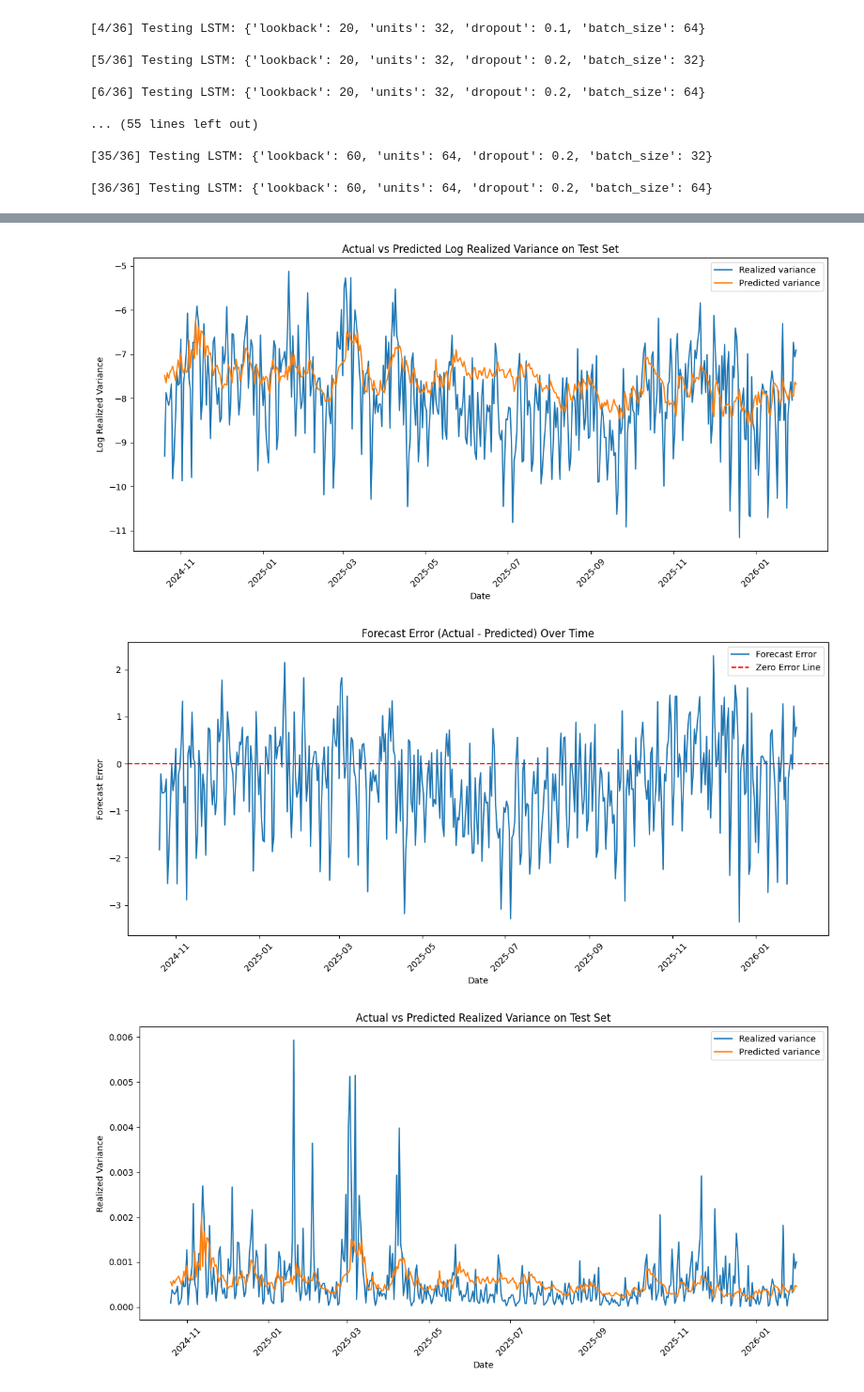
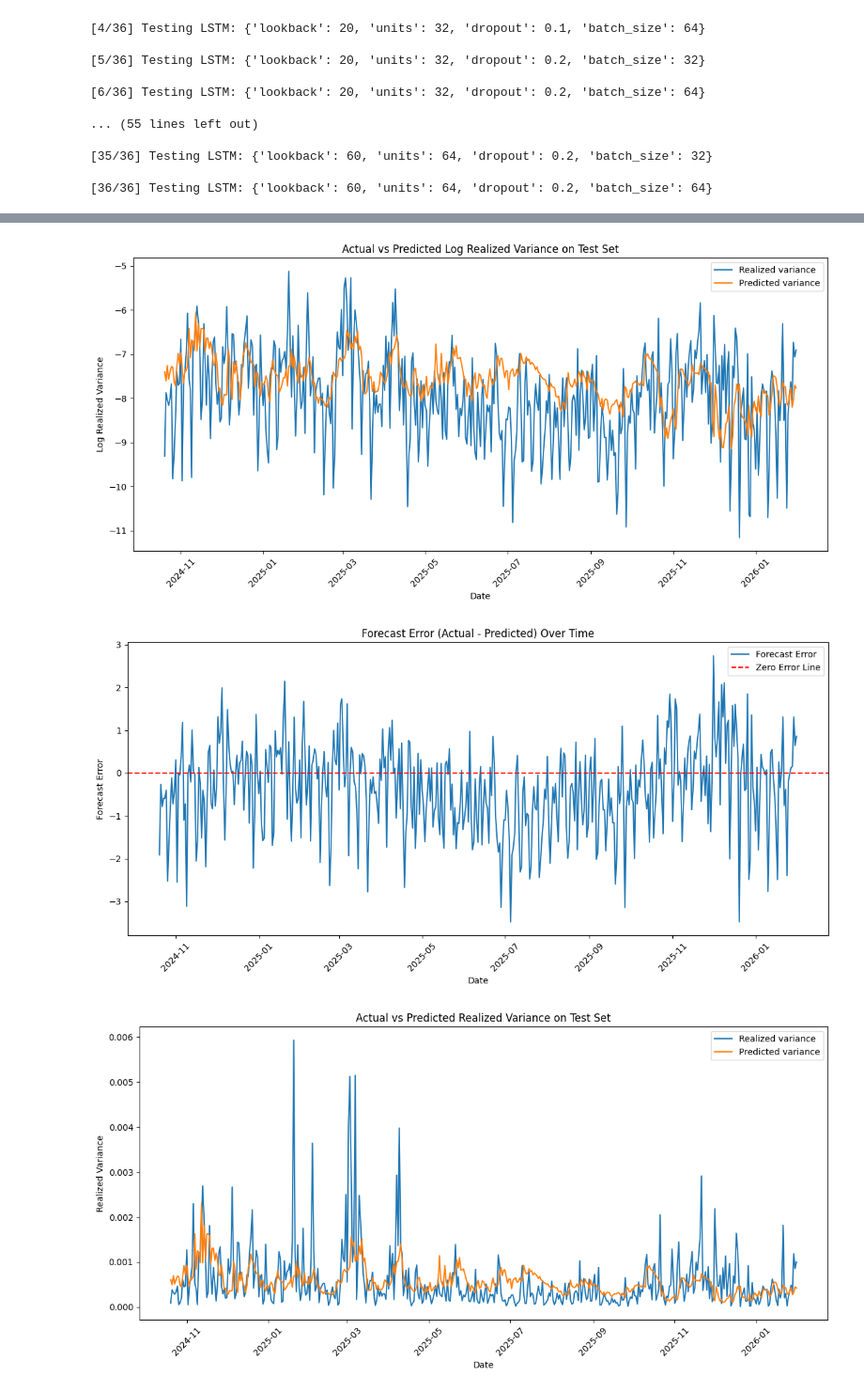
Before and after one commit to Therulow/DSE4211-GRP13, a Jupyter notebook: lstm-regimeaware/lstm_regime4.ipynb, the cells around one changed output, grey strips where cells are left out. Shown at 94% size. Cells and saved outputs as stored; diff of their text form; code cells hidden in the pictures.

Commit message:
update on lstm-garch

```diff
--- a/lstm-regimeaware/lstm_regime4.ipynb
+++ b/lstm-regimeaware/lstm_regime4.ipynb
@@ -8,21 +8,22 @@ import numpy as np
 # %%
 df = pd.read_csv('../data/df_with_2regimes.csv')
 
-# lag 1,2 andd 3 of realized variance
-df['rv_lag1'] = df['realized_variance'].shift(1)
-df['rv_lag2'] = df['realized_variance'].shift(2)
-df['rv_lag3'] = df['realized_variance'].shift(3)
-
-# rolling mean of realized volatility over the past 30 days
-df['rv_rolling_mean_30'] = df['realized_variance'].rolling(window=30).mean()
-
 # take log of realized variance
 df['log_realized_variance'] = np.log(df['realized_variance'])
+# lag 1,2 andd 3 of log realized variance
+df['rv_lag1'] = df['log_realized_variance'].shift(1)
+df['rv_lag2'] = df['log_realized_variance'].shift(2)
+df['rv_lag3'] = df['log_realized_variance'].shift(3)
+
+# rolling mean of log realized variance over the past 30 days
+df['rv_rolling_mean_30'] = df['log_realized_variance'].rolling(window=30).mean()
 
 # drop rows with NaN values (due to lag and rolling mean)
 df = df.dropna().reset_index(drop=True)
 df.head(30)
 df.info()
+# start from 2017-07-13
+df = df[df['date'] >= '2017-07-13'].reset_index(drop=True)
 print(df.isna().sum())
 # %% [output]
 <class 'pandas.core.frame.DataFrame'>
@@ -921,7 +922,7 @@ for i, params in enumerate(garch_param_grid, 1):
         # RMSE on log-variance scale
         evalB_rmse = rmse(
             evalB_garch["actual_var"],
-            evalB_garch["log_var_soft"]
+            evalB_garch["var_soft"]
         )
 
         # QLIKE on variance scale
@@ -1064,34 +1067,34 @@ plt.legend()
 plt.xticks(rotation=45)
 plt.tight_layout()
 plt.show()
 
 # plot errors over time
 test_garch['date'] = pd.to_datetime(test_garch['date'])
 test_garch['error'] = test_garch["actual_var"] - test_garch["log_var_soft"]
 plt.figure(figsize=(12,6))
 plt.plot(test_garch["date"], test_garch["error"], label="Forecast Error")
 plt.axhline(0, color='red', linestyle='--', label="Zero Error Line")
 plt.title("Forecast Error (Actual - Predicted) Over Time")
 plt.xlabel("Date")
 plt.ylabel("Forecast Error")
 plt.legend()
 plt.xticks(rotation=45)
 plt.tight_layout()
 plt.show()
 
 # plot actual vs predicted variance on test set
 test_garch['date'] = pd.to_datetime(test_garch['date'])
 plt.figure(figsize=(12,6))
 plt.plot(test_garch["date"], np.exp(test_garch["actual_var"]), label="Realized variance")
-plt.plot(test_garch["date"], np.exp(test_garch["log_var_soft"]), label="Predicted variance")
+plt.plot(test_garch["date"], test_garch["var_soft"], label="Predicted variance")
 plt.title("Actual vs Predicted Realized Variance on Test Set")
 plt.xlabel("Date")
 plt.ylabel("Realized Variance")
 plt.legend()
 plt.xticks(rotation=45)
 plt.tight_layout()
 plt.show()
 # %% [output]
-[figure, old version]
+[figure, new version]
-[figure, old version]
+[figure, new version]
-[figure, old version]
+[figure, new version]
```
Also changed, not shown: parts of 8 cells of this notebook, 2 other files.
